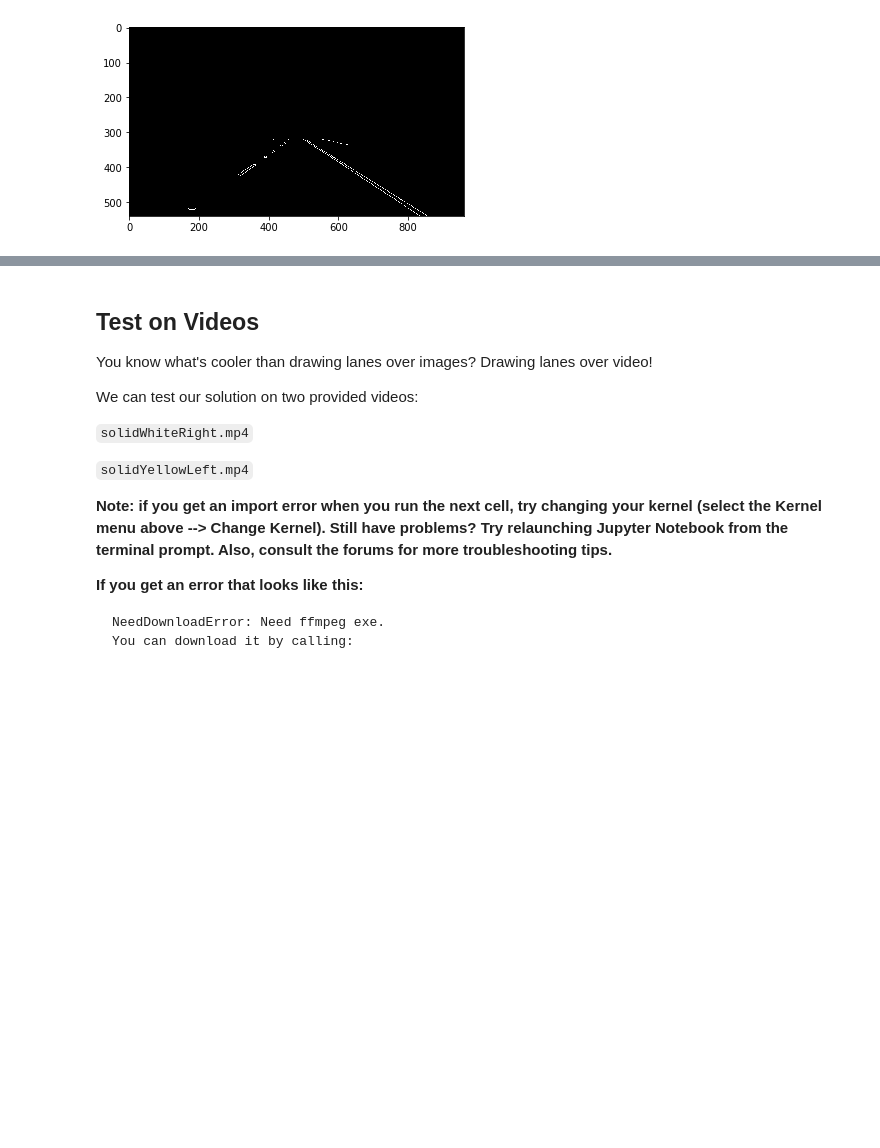
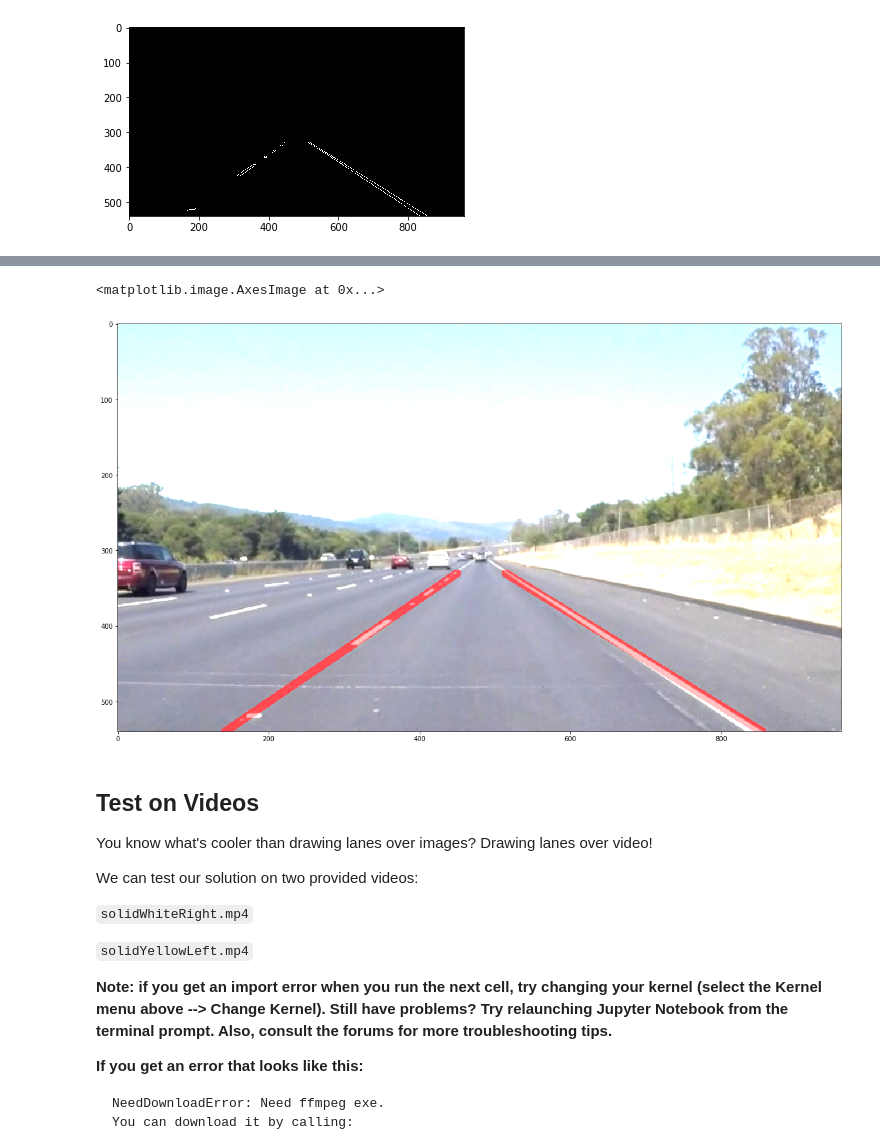
Before and after one commit to ghiberti/CarND-LaneLines-P1, a Jupyter notebook: P1.ipynb, the cells around one changed output, grey strips where cells are left out. Saved outputs shown, nothing was run; the diff lists cells and outputs as text; code cells hidden in the pictures; blank space fills up the shorter version.

```diff
--- a/P1.ipynb
+++ b/P1.ipynb
@@ -280,3 +274,39 @@ plt.imshow(combo)
+# %%
+# Split lines into left and right side
+apex = (top_l[0] + top_r[0]) / 2
+x1 = (lines[:,:,0] <= apex).flatten()
+lane_l, lane_r = lines[x1 == 1,:,:], lines[x1== 0,:,:]
+# %%
+# Get extreme coordinate values for the right and left lanes as (x1,y1,x2,y2)
+ext_l = np.concatenate((np.amax(lane_l, axis= 0).flatten()[:2], np.amin(lane_l, axis= 0).flatten()[:2]))
+ext_r = np.concatenate((np.amax(lane_r, axis= 0).flatten()[:2], np.amin(lane_r, axis= 0).flatten()[:2]))
+# %%
+# Calculate slope and intercept of a line connecting extreme coordinates
+slope_l = (ext_l[3]-ext_l[1])/(ext_l[0]-ext_l[2])
+intercept_l = ext_l[3] - (ext_l[0] * slope_l)
+
+slope_r = (ext_r[1]-ext_r[3])/(ext_r[0]-ext_r[2])
+intercept_r = ext_r[1] - (ext_r[0] * slope_r)
+# %%
+# Extrapolate to region of interest using slope, intercept parameters
+left_bottom = (bottom_l[1] - intercept_l) / slope_l
+left_top = (top_l[1] - intercept_l) / slope_l
+
+right_bottom = (bottom_r[1] - intercept_r) / slope_r
+right_top = (top_r[1] - intercept_r) / slope_r
+# %%
+# Draw lines with extreme X coordinates and Y coordinates of region of interest
+line_image2 = np.copy(image)
+cv2.line(line_image2,(int(left_bottom),bottom_l[1]),(int(left_top),top_l[1]),(255,0,0),10)
+cv2.line(line_image2,(int(right_bottom),bottom_r[1]),(int(right_top),top_r[1]),(255,0,0),10)
+
+fig2 = plt.figure(figsize = (20,40))
+fig2.add_subplot(111)
+combo2 = cv2.addWeighted(image, 0.8, line_image2, 1, 0)
+plt.imshow(combo2)
+# %% [output]
+<matplotlib.image.AxesImage at 0x...>
+[figure, added]
 # %% [markdown]
 ## Test on Videos
 
```
Also changed, not shown: parts of 12 cells of this notebook.
